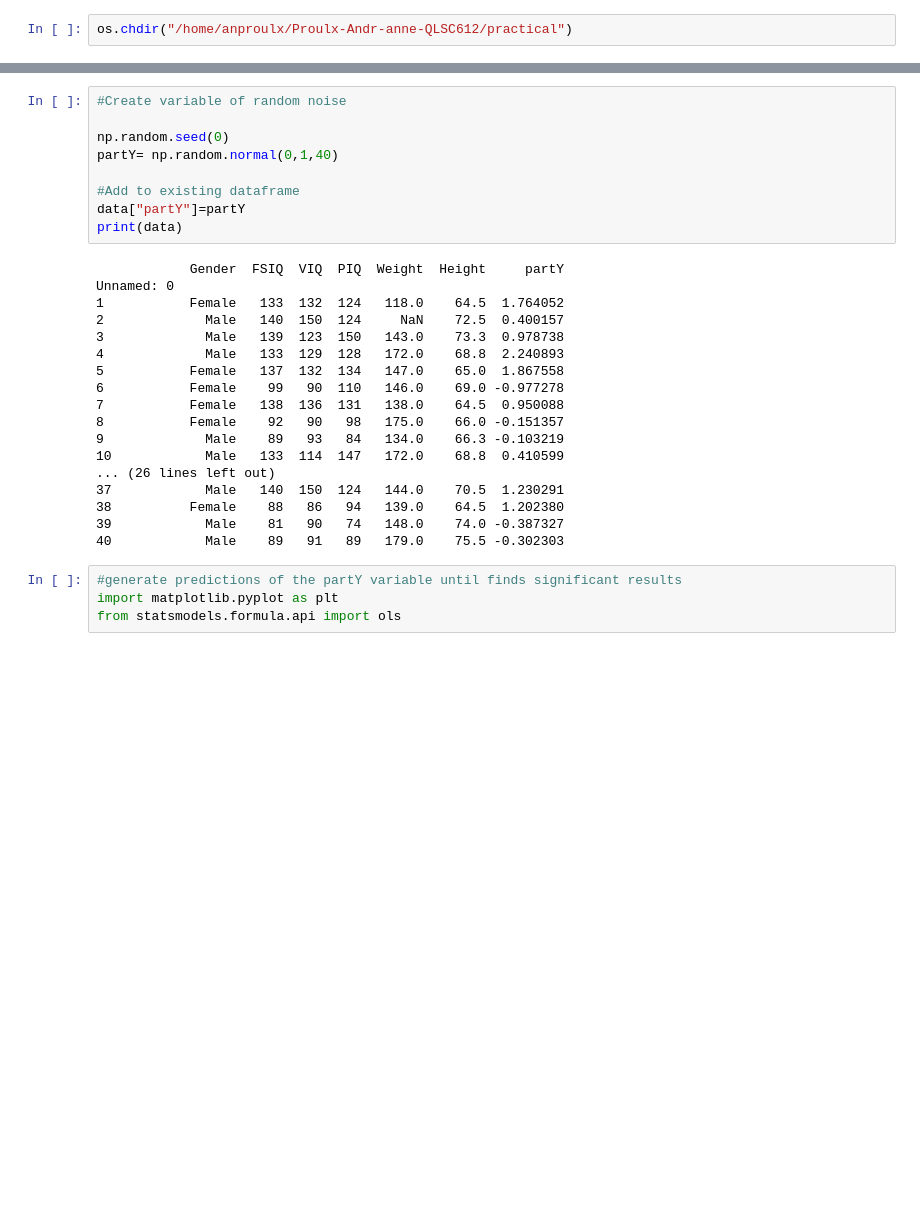
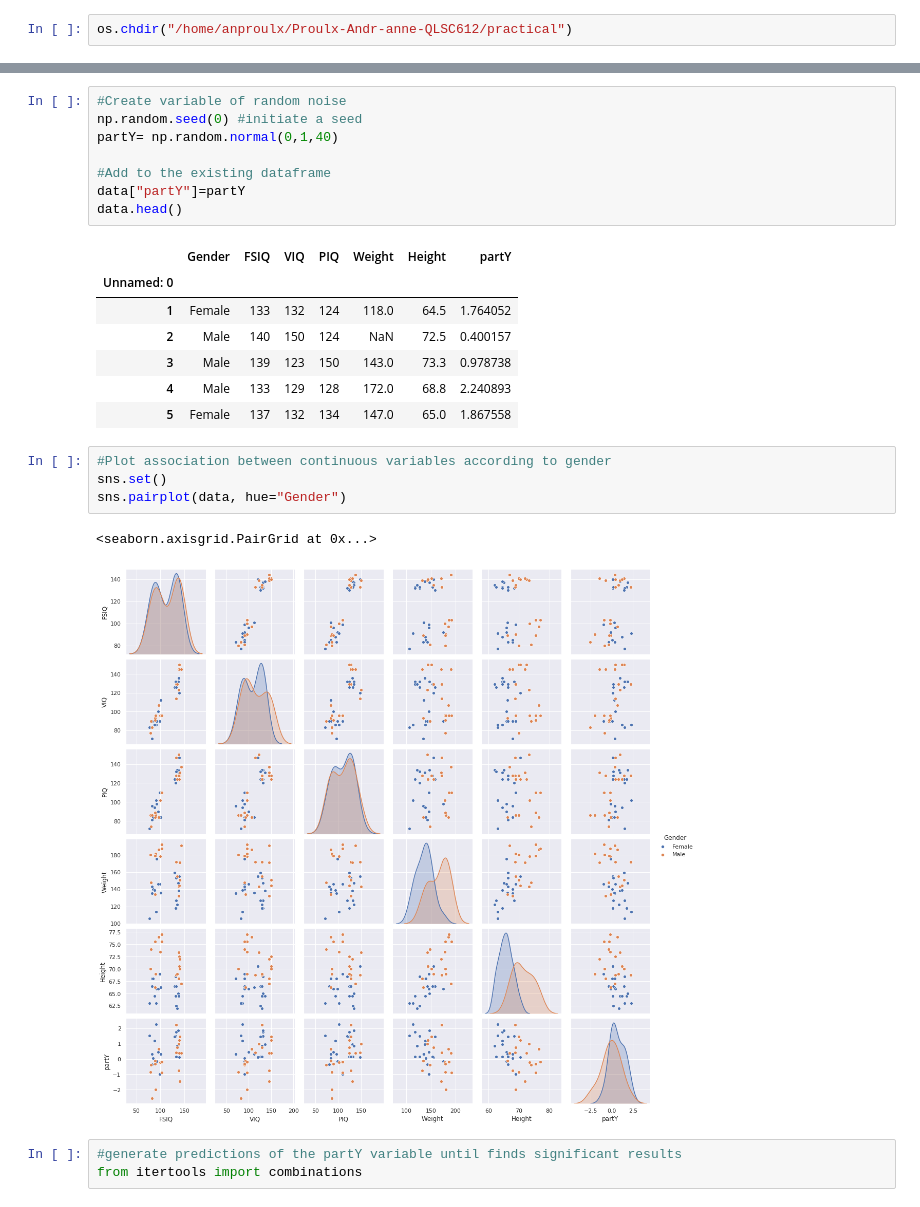
Before and after one commit to anproulx/Proulx-Andr-anne-QLSC612, a Jupyter notebook: practical/myanalysis.ipynb, the cells around one changed output, grey strips where cells are left out. Cells and saved outputs as stored; diff of their text form; blank space fills up the shorter version.

```diff
--- a/practical/myanalysis.ipynb
+++ b/practical/myanalysis.ipynb
@@ -25,32 +33,27 @@ data.head()
 | 5 | Female | 137 | 132 | 134 | 147.0 | 65.0 |
 # %%
 #Create variable of random noise
-
-np.random.seed(0)
+np.random.seed(0) #initiate a seed
 partY= np.random.normal(0,1,40)
 
-#Add to existing dataframe
+#Add to the existing dataframe
 data["partY"]=partY
-print(data)
+data.head()
 # %% [output]
-            Gender  FSIQ  VIQ  PIQ  Weight  Height     partY
-Unnamed: 0
-1           Female   133  132  124   118.0    64.5  1.764052
-2             Male   140  150  124     NaN    72.5  0.400157
-3             Male   139  123  150   143.0    73.3  0.978738
-4             Male   133  129  128   172.0    68.8  2.240893
-5           Female   137  132  134   147.0    65.0  1.867558
-6           Female    99   90  110   146.0    69.0 -0.977278
-7           Female   138  136  131   138.0    64.5  0.950088
-8           Female    92   90   98   175.0    66.0 -0.151357
-9             Male    89   93   84   134.0    66.3 -0.103219
-10            Male   133  114  147   172.0    68.8  0.410599
-... (26 lines left out)
-37            Male   140  150  124   144.0    70.5  1.230291
-38          Female    88   86   94   139.0    64.5  1.202380
-39            Male    81   90   74   148.0    74.0 -0.387327
-40            Male    89   91   89   179.0    75.5 -0.302303
+|  | Gender | FSIQ | VIQ | PIQ | Weight | Height | partY |
+| Unnamed: 0 |  |  |  |  |  |  |  |
+| 1 | Female | 133 | 132 | 124 | 118.0 | 64.5 | 1.764052 |
+| 2 | Male | 140 | 150 | 124 | NaN | 72.5 | 0.400157 |
+| 3 | Male | 139 | 123 | 150 | 143.0 | 73.3 | 0.978738 |
+| 4 | Male | 133 | 129 | 128 | 172.0 | 68.8 | 2.240893 |
+| 5 | Female | 137 | 132 | 134 | 147.0 | 65.0 | 1.867558 |
+# %%
+#Plot association between continuous variables according to gender
+sns.set()
+sns.pairplot(data, hue="Gender")
+# %% [output]
+<seaborn.axisgrid.PairGrid at 0x...>
+[figure, added]
 # %%
 #generate predictions of the partY variable until finds significant results
-import matplotlib.pyplot as plt
-from statsmodels.formula.api import ols
+from itertools import combinations
```
Also changed, not shown: parts of 19 cells of this notebook.
